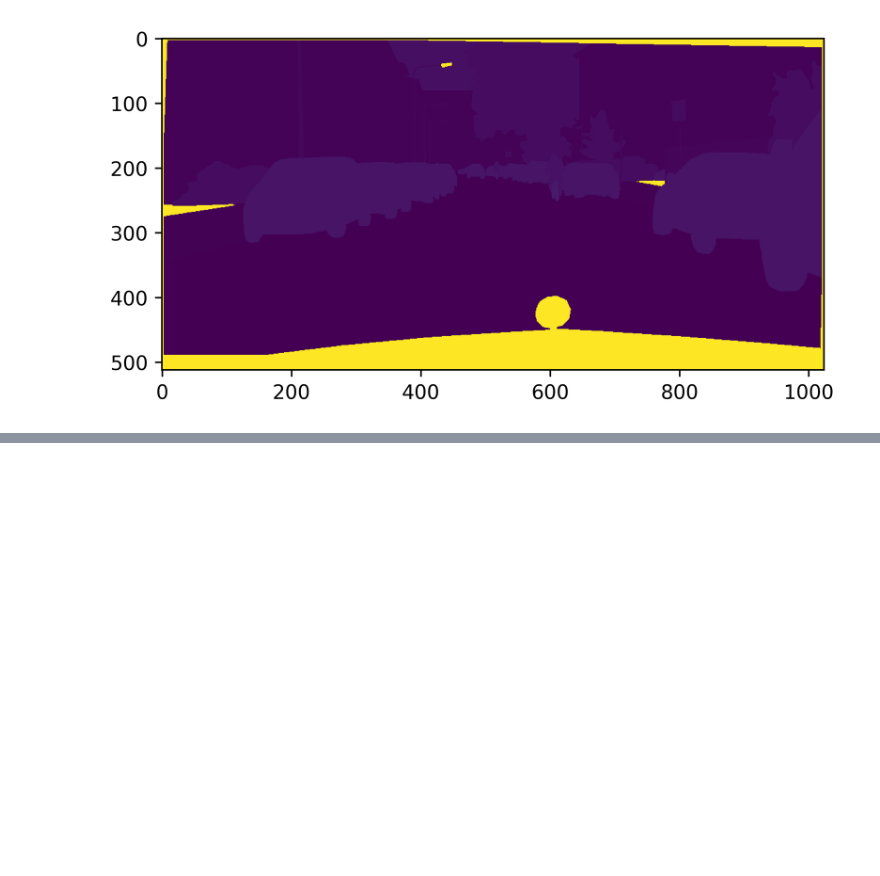
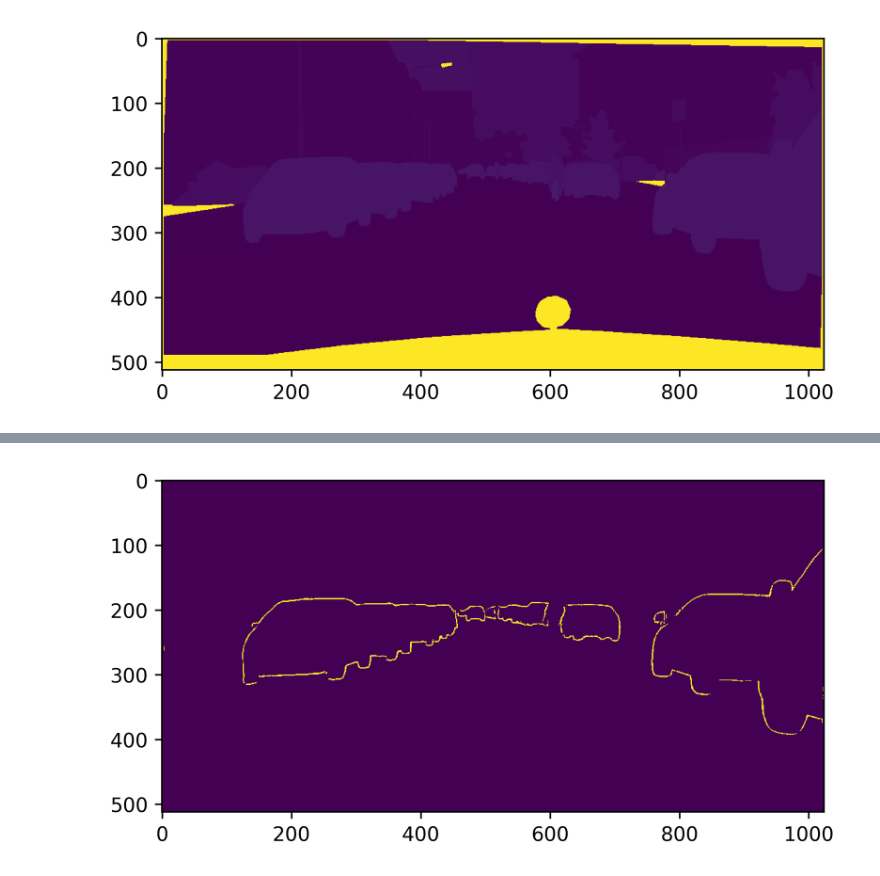
Before and after one commit to haruishi43/py-edge-eval, a Jupyter notebook: notebooks/check_cityscapes_script.ipynb, the cells around one changed output, grey strips where cells are left out. Drawn from its saved outputs; the diff is of its cells as text; code cells hidden in the pictures; blank space fills up the shorter version.

```diff
--- a/notebooks/check_cityscapes_script.ipynb
+++ b/notebooks/check_cityscapes_script.ipynb
@@ -78,0 +114,12 @@ plt.show()
+# %%
+from pyEdgeEval.preprocess.thin import binary_thin, bwmorph_thin
+
+thrs = 0.9
+
+t_pred = pred >= thrs
+# %%
+plt.imshow(t_pred, interpolation='nearest')
+plt.gcf().set_dpi(600)
+plt.show()
+# %% [output]
+[figure, added]
```
Also changed, not shown: parts of 15 cells of this notebook, 35 other files.
